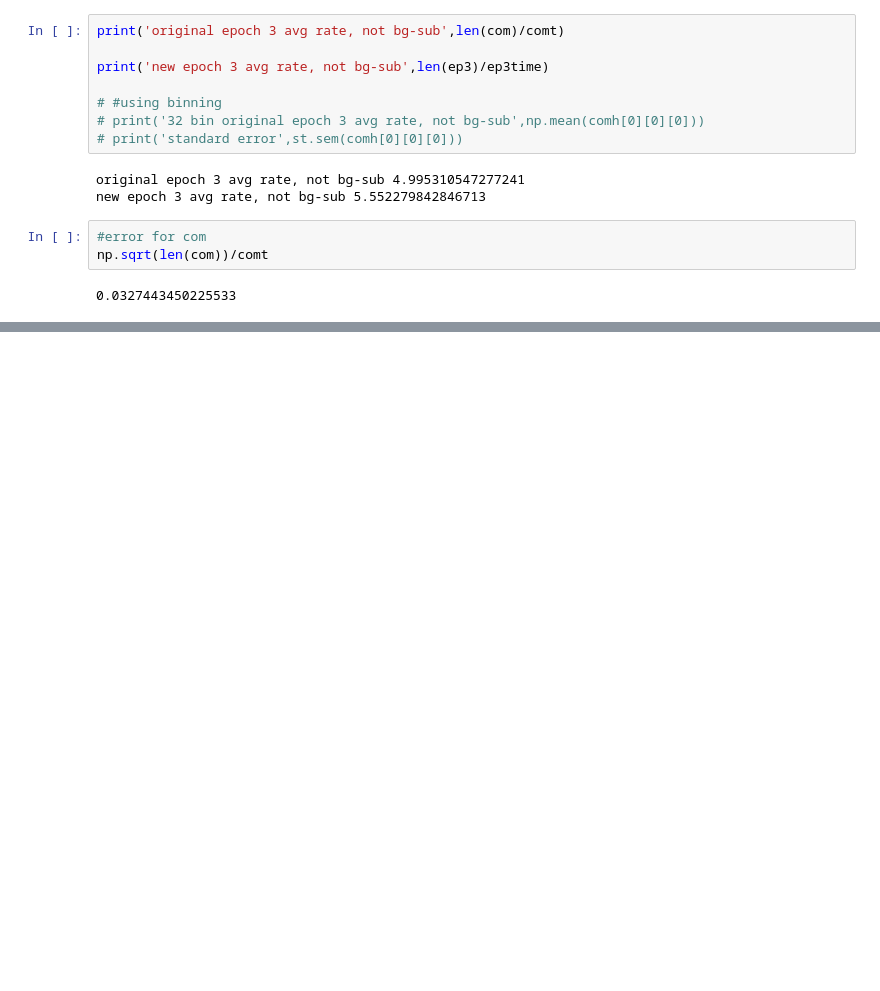
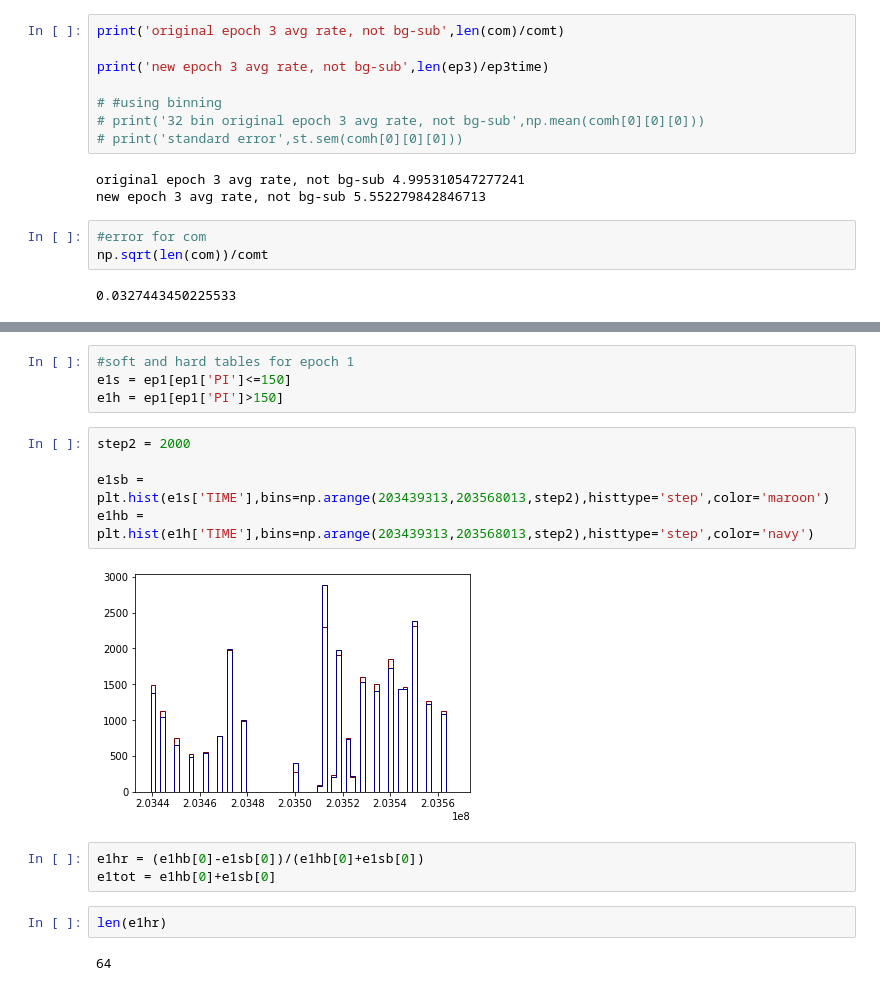
Before and after one commit to lenatreiber/LXP69.5, a Jupyter notebook: 0.3-8.0PulsesRXJ0529.ipynb, the cells around one changed output, grey strips where cells are left out. Drawn from its saved outputs; the diff is of its cells as text; blank space fills up the shorter version.

```diff
--- a/0.3-8.0PulsesRXJ0529.ipynb
+++ b/0.3-8.0PulsesRXJ0529.ipynb
@@ -2341,0 +2366,18 @@ np.sqrt(len(com))/comt
+# %%
+#soft and hard tables for epoch 1
+e1s = ep1[ep1['PI']<=150]
+e1h = ep1[ep1['PI']>150]
+# %%
+step2 = 2000
+
+e1sb = plt.hist(e1s['TIME'],bins=np.arange(203439313,203568013,step2),histtype='step',color='maroon')
+e1hb = plt.hist(e1h['TIME'],bins=np.arange(203439313,203568013,step2),histtype='step',color='navy')
+# %% [output]
+[figure, added]
+# %%
+e1hr = (e1hb[0]-e1sb[0])/(e1hb[0]+e1sb[0])
+e1tot = e1hb[0]+e1sb[0]
+# %%
+len(e1hr)
+# %% [output]
+64
```
Also changed, not shown: parts of 64 cells of this notebook.
